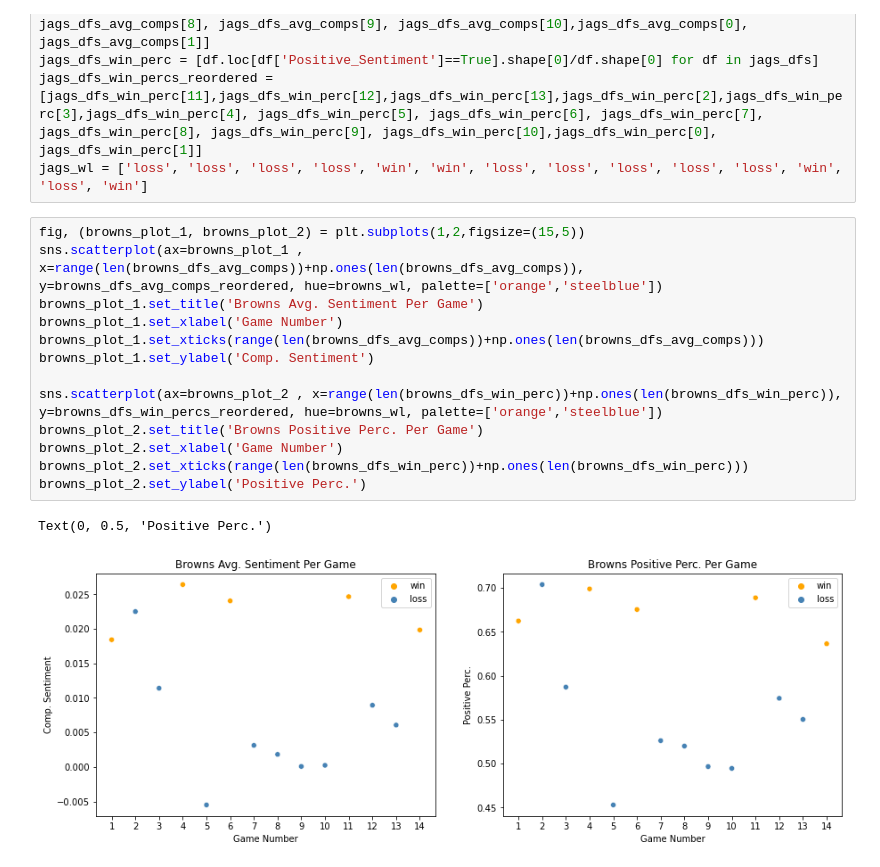
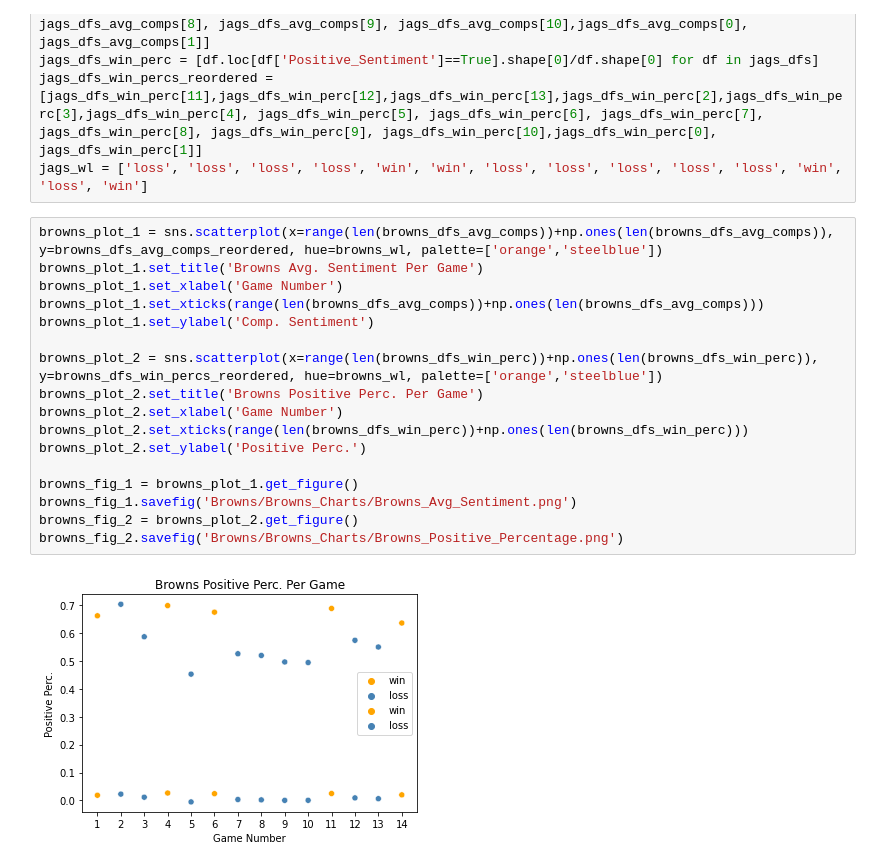
Before and after one commit to CAGeorge0418/CSCI4502_Project, a Jupyter notebook: Charlie_Browns_Jaguars/BrownsJags_Comp_avg.ipynb, the cells around one changed output. Cells and saved outputs as stored; diff of their text form.

```diff
--- a/Charlie_Browns_Jaguars/BrownsJags_Comp_avg.ipynb
+++ b/Charlie_Browns_Jaguars/BrownsJags_Comp_avg.ipynb
@@ -56,21 +56,24 @@ jags_dfs_win_perc = [df.loc[df['Positive_Sentiment']==True].shape[0]/df.shape[0]
 jags_dfs_win_percs_reordered = [jags_dfs_win_perc[11],jags_dfs_win_perc[12],jags_dfs_win_perc[13],jags_dfs_win_perc[2],jags_dfs_win_perc[3],jags_dfs_win_perc[4], jags_dfs_win_perc[5], jags_dfs_win_perc[6], jags_dfs_win_perc[7], jags_dfs_win_perc[8], jags_dfs_win_perc[9], jags_dfs_win_perc[10],jags_dfs_win_perc[0], jags_dfs_win_perc[1]]
 jags_wl = ['loss', 'loss', 'loss', 'loss', 'win', 'win', 'loss', 'loss', 'loss', 'loss', 'loss', 'win', 'loss', 'win']
 # %%
-fig, (browns_plot_1, browns_plot_2) = plt.subplots(1,2,figsize=(15,5))
-sns.scatterplot(ax=browns_plot_1 , x=range(len(browns_dfs_avg_comps))+np.ones(len(browns_dfs_avg_comps)), y=browns_dfs_avg_comps_reordered, hue=browns_wl, palette=['orange','steelblue'])
+browns_plot_1 = sns.scatterplot(x=range(len(browns_dfs_avg_comps))+np.ones(len(browns_dfs_avg_comps)), y=browns_dfs_avg_comps_reordered, hue=browns_wl, palette=['orange','steelblue'])
 browns_plot_1.set_title('Browns Avg. Sentiment Per Game')
 browns_plot_1.set_xlabel('Game Number')
 browns_plot_1.set_xticks(range(len(browns_dfs_avg_comps))+np.ones(len(browns_dfs_avg_comps)))
 browns_plot_1.set_ylabel('Comp. Sentiment')
 
-sns.scatterplot(ax=browns_plot_2 , x=range(len(browns_dfs_win_perc))+np.ones(len(browns_dfs_win_perc)), y=browns_dfs_win_percs_reordered, hue=browns_wl, palette=['orange','steelblue'])
+browns_plot_2 = sns.scatterplot(x=range(len(browns_dfs_win_perc))+np.ones(len(browns_dfs_win_perc)), y=browns_dfs_win_percs_reordered, hue=browns_wl, palette=['orange','steelblue'])
 browns_plot_2.set_title('Browns Positive Perc. Per Game')
 browns_plot_2.set_xlabel('Game Number')
 browns_plot_2.set_xticks(range(len(browns_dfs_win_perc))+np.ones(len(browns_dfs_win_perc)))
 browns_plot_2.set_ylabel('Positive Perc.')
+
+browns_fig_1 = browns_plot_1.get_figure()
+browns_fig_1.savefig('Browns/Browns_Charts/Browns_Avg_Sentiment.png')
+browns_fig_2 = browns_plot_2.get_figure()
+browns_fig_2.savefig('Browns/Browns_Charts/Browns_Positive_Percentage.png')
 # %% [output]
-Text(0, 0.5, 'Positive Perc.')
-[figure, old version]
+[figure, new version]
 # %%
 fig, (jags_plot_1, jags_plot_2) = plt.subplots(1,2,figsize=(15,5))
 sns.scatterplot(ax=jags_plot_1 , x=range(len(jags_dfs_avg_comps))+np.ones(len(jags_dfs_avg_comps)), y=jags_dfs_avg_comps_reordered, hue=jags_wl, palette=['steelblue','orange'])
```
Also changed, not shown: parts of 1 cell of this notebook, 4 other files.
